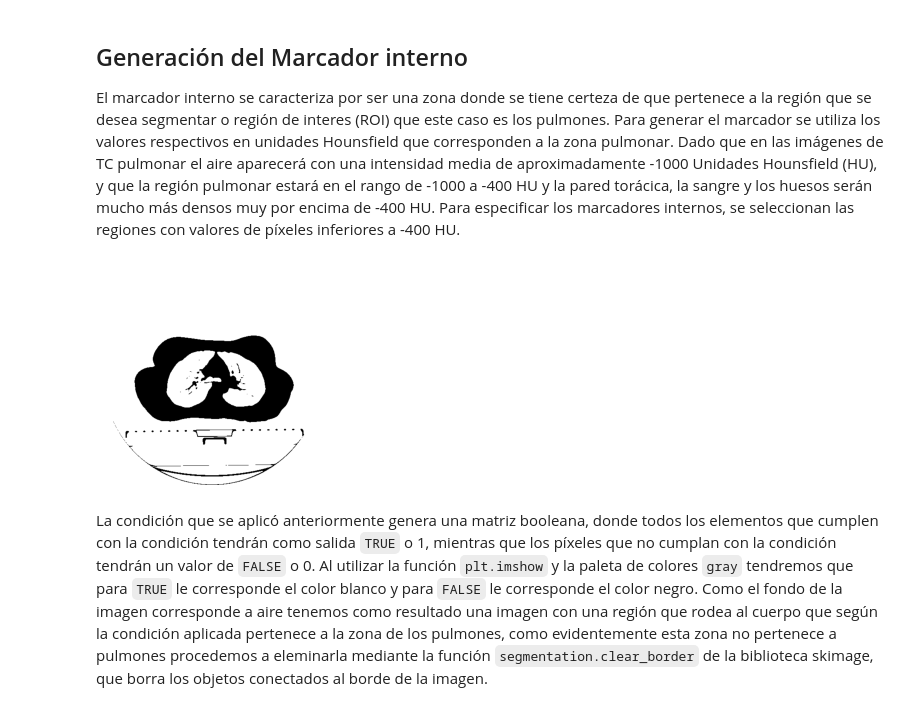
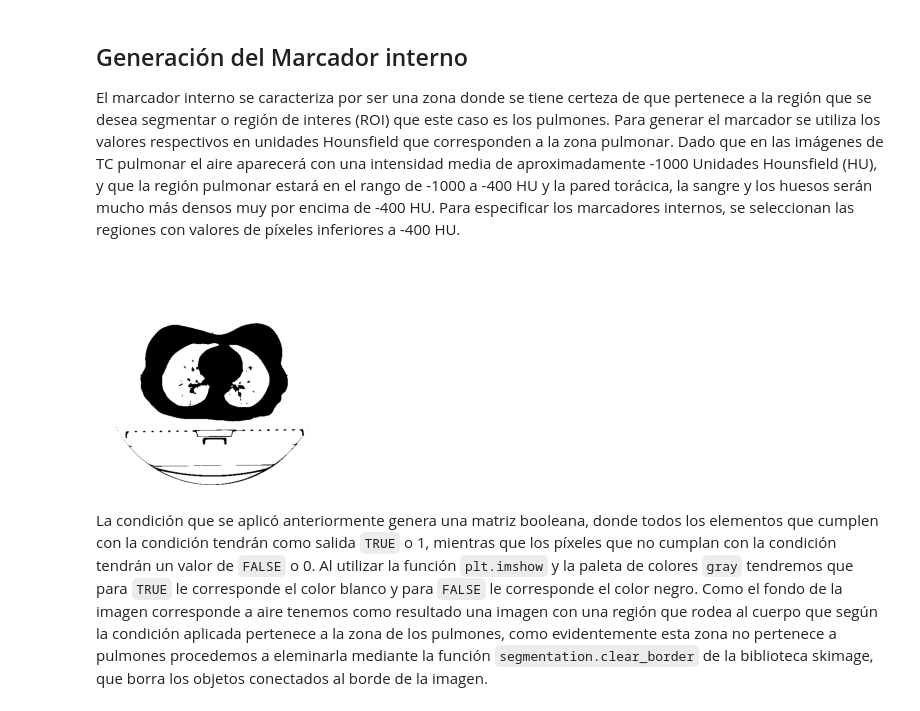
Before and after one commit to jennifer95/visualizacion-segmentacion-pulmonar-DICOM-python, a Jupyter notebook: Segmentación de tejido pulmonar.ipynb, the cells around one changed output. Cells and saved outputs as stored; diff of their text form; code cells hidden in the pictures.

```diff
--- a/Segmentación de tejido pulmonar.ipynb
+++ b/Segmentación de tejido pulmonar.ipynb
@@ -127,12 +127,12 @@ Para utilizar la segmentación de Watershed basada en marcadores, necesitamos id
 El marcador interno se caracteriza por ser una zona donde se tiene certeza de que pertenece a la región que se desea segmentar o región de interes (ROI) que este caso es los pulmones. Para generar el marcador se utiliza los valores respectivos en unidades Hounsfield que corresponden a la zona pulmonar.
 Dado que en las imágenes de TC pulmonar el aire aparecerá con una intensidad media de aproximadamente -1000 Unidades Hounsfield (HU), y que la región pulmonar estará en el rango de -1000 a -400 HU y la pared torácica, la sangre y los huesos serán mucho más densos muy por encima de -400 HU. Para especificar los marcadores internos, se seleccionan las regiones con valores de píxeles inferiores a -400 HU.
 # %%
-marker_internal = imagen[28] < -400 # evalua si el valor del píxel  cumple o no con la condición
+marker_internal = imagen[40] < -400 # evalua si el valor del píxel  cumple o no con la condición
 plt.imshow(marker_internal, cmap='gray')
 plt.axis('off')
 plt.show()
 # %% [output]
-[figure, old version]
+[figure, new version]
 # %% [markdown]
 La condición que se aplicó anteriormente genera una matriz booleana, donde todos los elementos que cumplen con la condición tendrán como salida `TRUE` o 1, mientras que los píxeles que no cumplan con la condición tendrán un valor de `FALSE` o 0. Al utilizar la función `plt.imshow` y la paleta de colores `gray` tendremos que para `TRUE` le corresponde el color blanco y para `FALSE` le corresponde el color negro.  Como el fondo de la imagen corresponde a aire tenemos como resultado una imagen con una región que rodea al cuerpo que según la condición aplicada pertenece a la zona de los pulmones, como evidentemente esta zona no pertenece a pulmones procedemos a eleminarla mediante la función  `segmentation.clear_border` de la biblioteca skimage, que borra los objetos conectados al borde de la imagen.
 # %%
```
Also changed, not shown: parts of 37 cells of this notebook.
